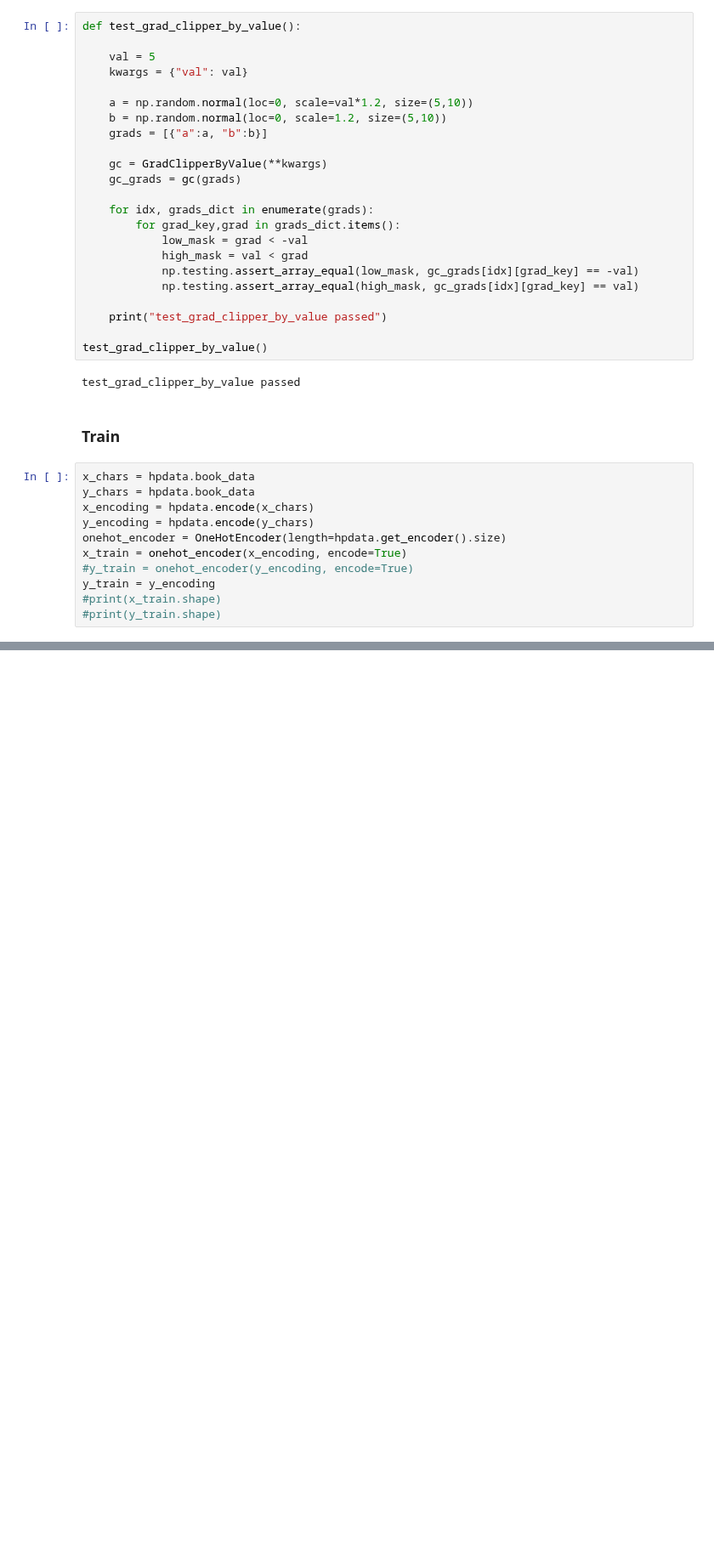
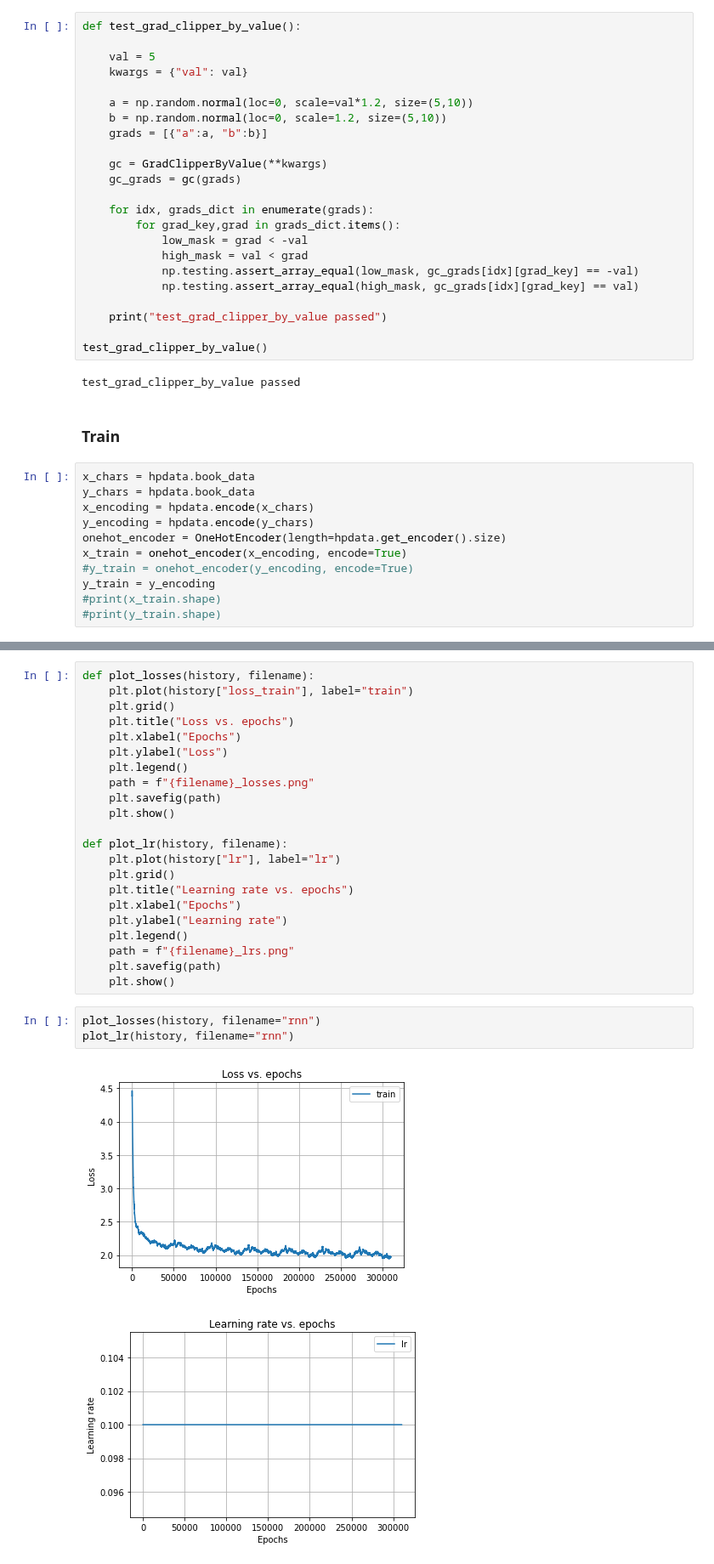
Before and after one commit to mark-antal-csizmadia/nn-blocks, a Jupyter notebook: rnn.ipynb, the cells around one changed output, grey strips where cells are left out. Shown at 85% size. Saved outputs shown, nothing was run; the diff lists cells and outputs as text; blank space fills up the shorter version.

```diff
--- a/rnn.ipynb
+++ b/rnn.ipynb
@@ -1164,2 +1601,30 @@ layer 0: rnn:
+# %%
+def plot_losses(history, filename):
+    plt.plot(history["loss_train"], label="train")
+    plt.grid()
+    plt.title("Loss vs. epochs")
+    plt.xlabel("Epochs")
+    plt.ylabel("Loss")
+    plt.legend()
+    path = f"{filename}_losses.png"
+    plt.savefig(path)
+    plt.show()
+
+def plot_lr(history, filename):
+    plt.plot(history["lr"], label="lr")
+    plt.grid()
+    plt.title("Learning rate vs. epochs")
+    plt.xlabel("Epochs")
+    plt.ylabel("Learning rate")
+    plt.legend()
+    path = f"{filename}_lrs.png"
+    plt.savefig(path)
+    plt.show()
+# %%
+plot_losses(history, filename="rnn")
+plot_lr(history, filename="rnn")
+# %% [output]
+[figure, added]
+[figure, added]
 # %%
 synhthetizer = Synhthetizer(rnn, onehot_encoder)
```
Also changed, not shown: parts of 12 cells of this notebook, 5 other files.
